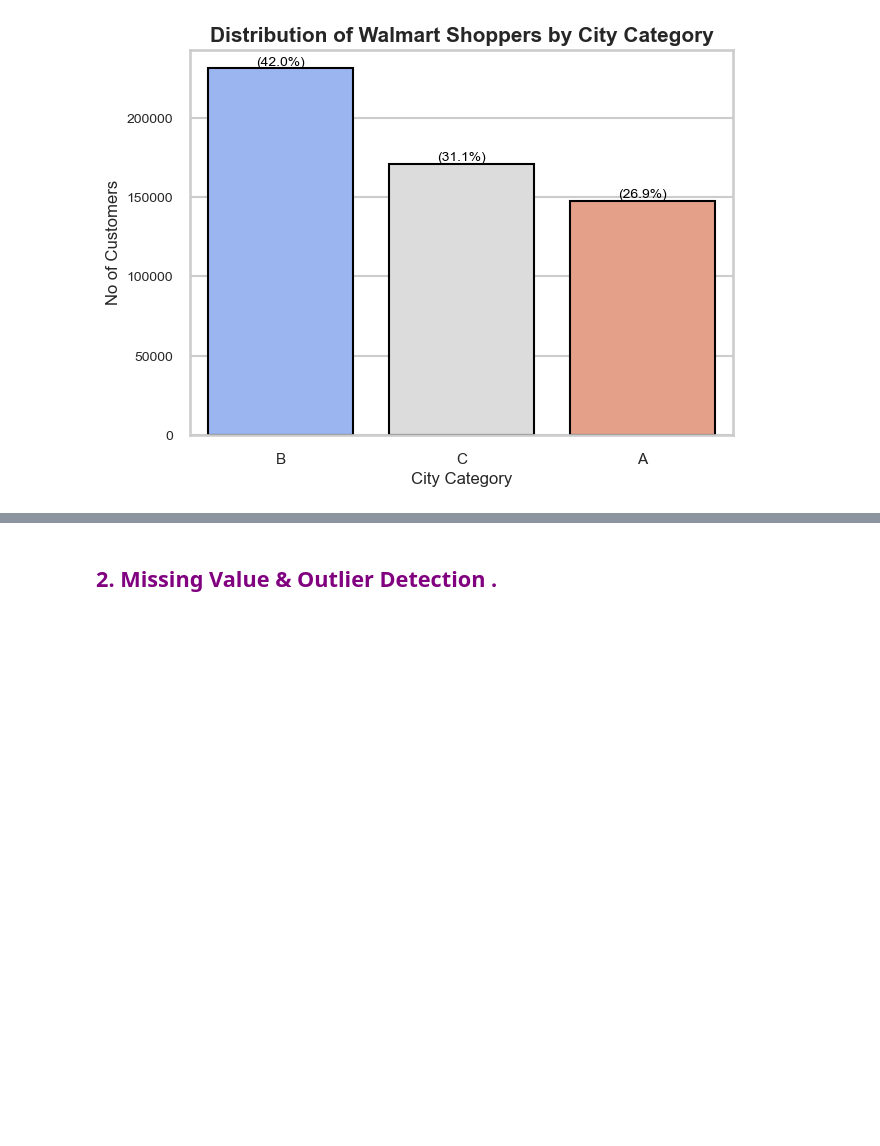
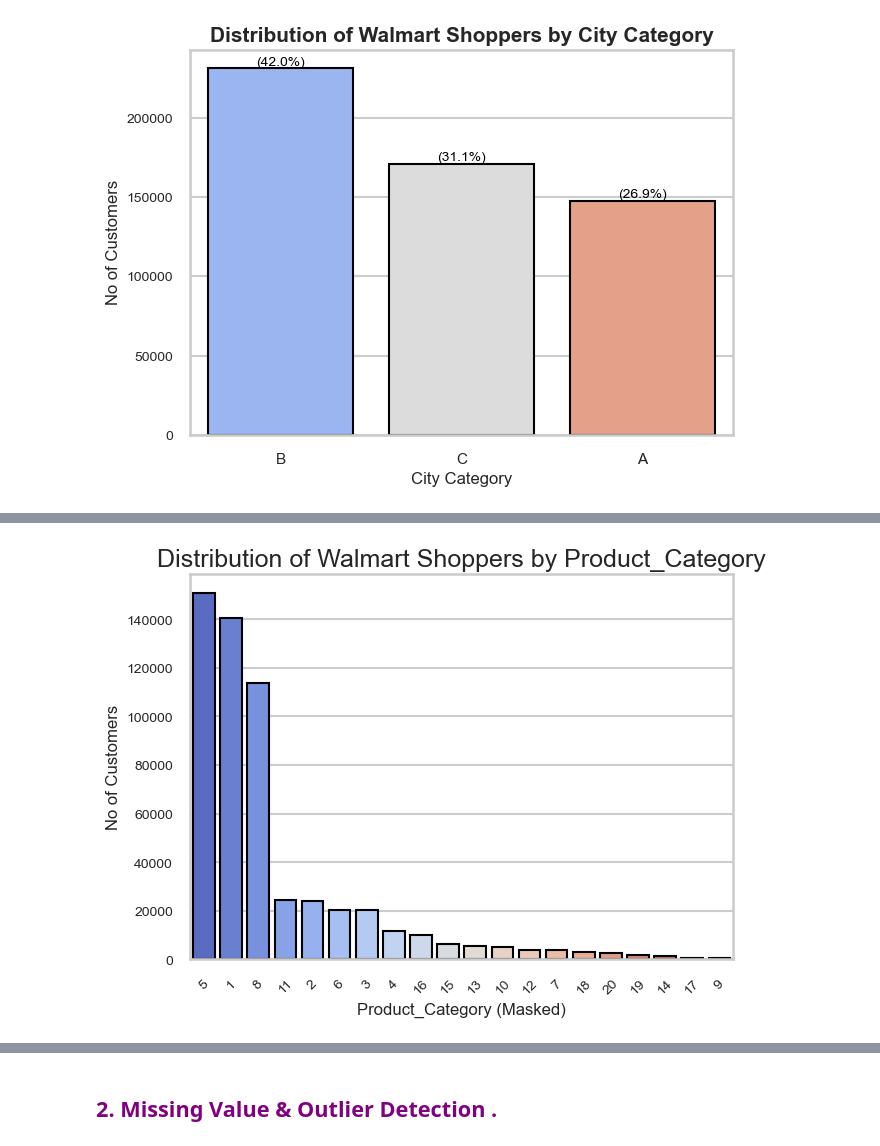
Before and after one commit to hemalatham236/Walmart--dataset--Confidence-Interval-and-CLT, a Jupyter notebook: Walmart_Business_case_CLT.ipynb, the cells around one changed output, grey strips where cells are left out. Saved outputs shown, nothing was run; the diff lists cells and outputs as text; code cells hidden in the pictures; blank space fills up the shorter version.

```diff
--- a/Walmart_Business_case_CLT.ipynb
+++ b/Walmart_Business_case_CLT.ipynb
@@ -293,0 +340,11 @@ plt.show()
+# %%
+plt.figure(figsize = (7, 5))
+sns.countplot(data = df, x= "Product_Category",order=df['Product_Category'].value_counts(ascending=False).index,palette="coolwarm",edgecolor="black")
+plt.xlabel("Product_Category (Masked)", fontsize = 12)
+plt.ylabel("No of Customers", fontsize = 12)
+plt.title("Distribution of Walmart Shoppers by Product_Category")
+plt.xticks(rotation=45, fontsize=10)
+plt.yticks(fontsize=10)
+plt.show()
+# %% [output]
+[figure, added]
```
Also changed, not shown: parts of 81 cells of this notebook.
